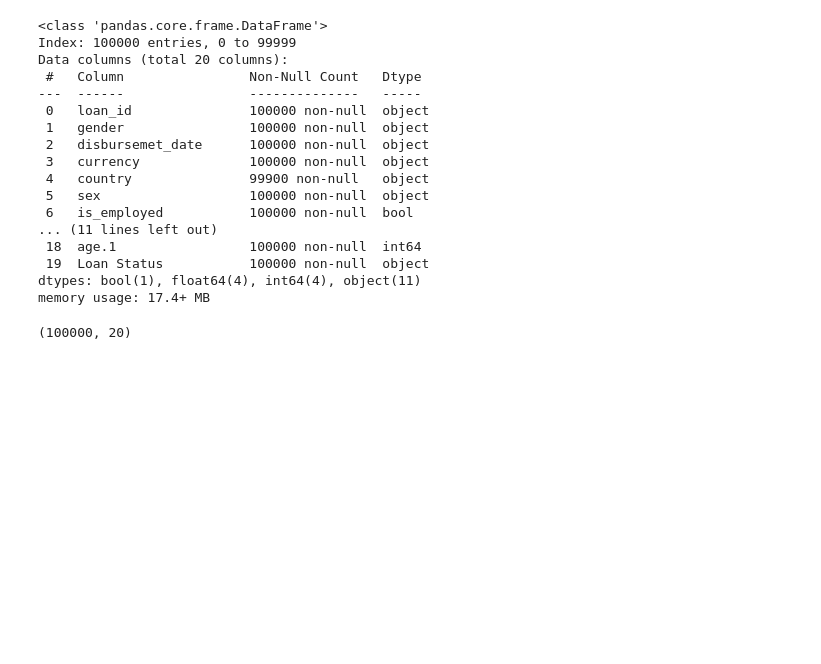
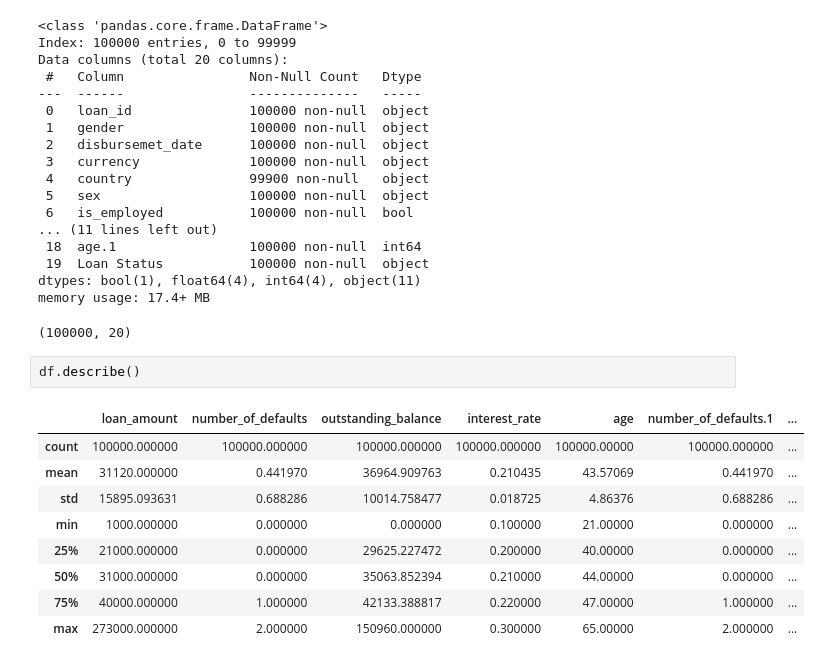
Before and after one commit to RonChits/Default-Probability, a Jupyter notebook: Default_Probability.ipynb, the cells around one changed output. Saved outputs shown, nothing was run; the diff lists cells and outputs as text; blank space fills up the shorter version.

```diff
--- a/Default_Probability.ipynb
+++ b/Default_Probability.ipynb
@@ -208,3 +208,15 @@ Data columns (total 20 columns):
 dtypes: bool(1), float64(4), int64(4), object(11)
 memory usage: 17.4+ MB
 (100000, 20)
+# %%
+df.describe()
+# %% [output]
+|  | loan_amount | number_of_defaults | outstanding_balance | interest_rate | age | number_of_defaults.1 | ... |
+| count | 100000.000000 | 100000.000000 | 100000.000000 | 100000.000000 | 100000.00000 | 100000.000000 | ... |
+| mean | 31120.000000 | 0.441970 | 36964.909763 | 0.210435 | 43.57069 | 0.441970 | ... |
+| std | 15895.093631 | 0.688286 | 10014.758477 | 0.018725 | 4.86376 | 0.688286 | ... |
+| min | 1000.000000 | 0.000000 | 0.000000 | 0.100000 | 21.00000 | 0.000000 | ... |
+| 25% | 21000.000000 | 0.000000 | 29625.227472 | 0.200000 | 40.00000 | 0.000000 | ... |
+| 50% | 31000.000000 | 0.000000 | 35063.852394 | 0.210000 | 44.00000 | 0.000000 | ... |
+| 75% | 40000.000000 | 1.000000 | 42133.388817 | 0.220000 | 47.00000 | 1.000000 | ... |
+| max | 273000.000000 | 2.000000 | 150960.000000 | 0.300000 | 65.00000 | 2.000000 | ... |
```
Also changed, not shown: parts of 13 cells of this notebook.
